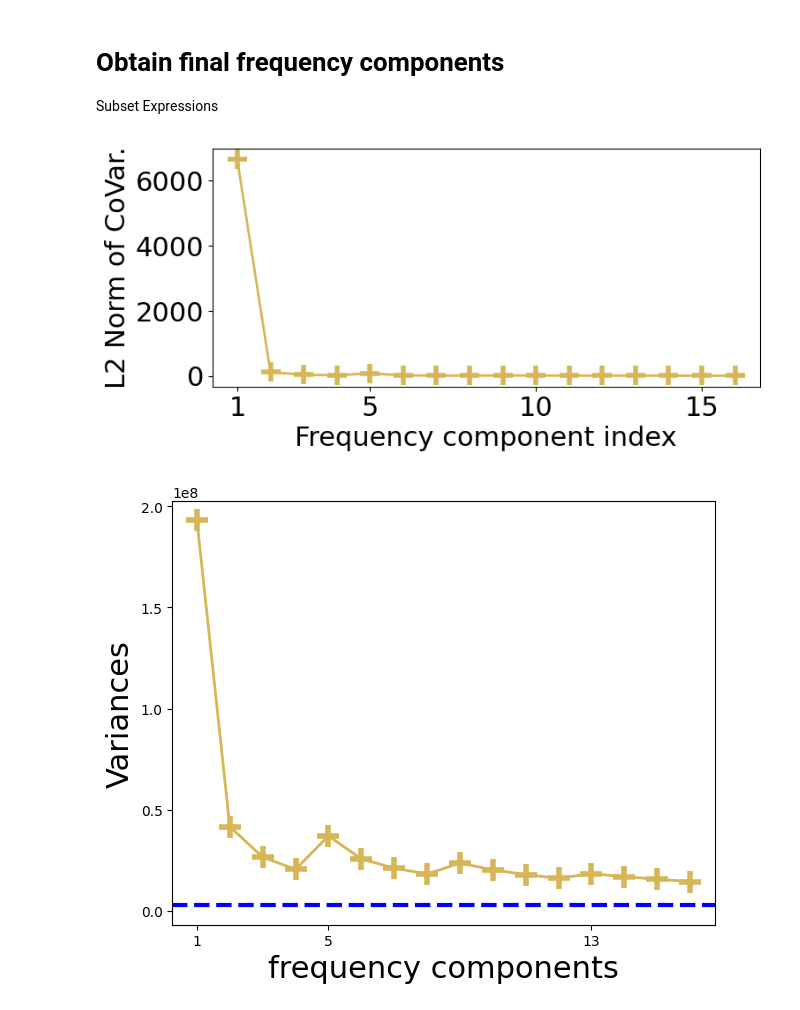
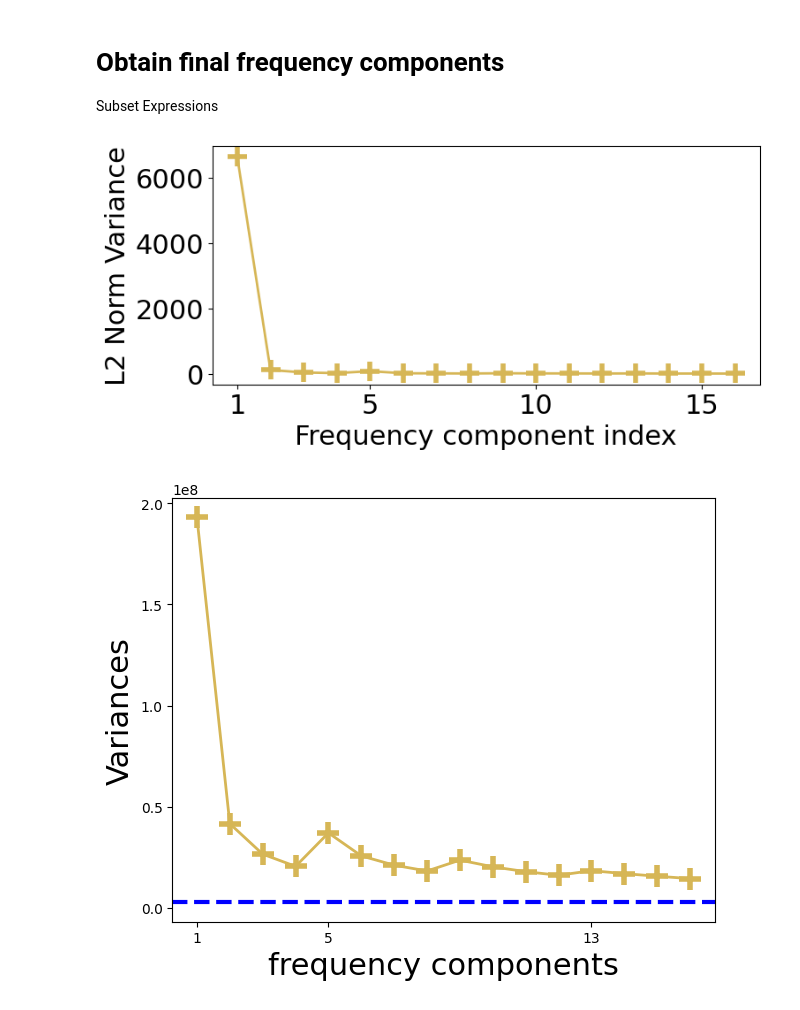
Before and after one commit to georgia-tech-synergy-lab/Privatar, a Jupyter notebook: custom_scripts/figure_drawer/results_fig.ipynb, the cells around one changed output. Cells and saved outputs as stored; diff of their text form; code cells hidden in the pictures.

```diff
--- a/custom_scripts/figure_drawer/results_fig.ipynb
+++ b/custom_scripts/figure_drawer/results_fig.ipynb
@@ -649,40 +649,40 @@ plt.rc('legend', fontsize=BIGGER_SIZE)    # legend fontsize
 plt_handler = []
 plt_handler.append(ax.plot(x, acc_bdct_only_wo_hp, marker="+", markerfacecolor="#ffffff", color=color_list[3], markersize=16, linewidth=2, markeredgewidth=4)[0])
 
-ax.set_ylabel(r"L2 Norm of CoVar.", fontsize=BIGGER_SIZE)
+ax.set_ylabel(r"L2 Norm Variance", fontsize=BIGGER_SIZE)
 ax.set_xlabel(r"Frequency component index", fontsize=BIGGER_SIZE)
 # plt.legend(plt_handler, [r"BDCT w/o HP", r"BDCT-HP", r"BDCT-HP-noise(MI=0.1)", r"original model"], loc='best', ncol=2, fontsize=15, labelspacing=0.4, columnspacing=0.4)
 # plt.legend(plt_handler, [r"BDCT w/o HP", r"BDCT + HP", r"BDCT + HP + noise (MI=0.1)"], bbox_to_anchor = (1.75, 0.5), loc='center right', ncol=1, fontsize=15)
 
 plt.rc('ytick', labelsize=BIGGER_SIZE)    # fontsize of the tick labels
 # plt.xticks(x, [r"1:1", r"1:2", r"1:4", r"1:8", r"1:16"], rotation = 0,  fontsize=MEDIUM_SIZE)
 
 # min_acc_quant = np.min(acc_quant)
 # max_acc_quant = np.max(acc_quant)
 # plt.annotate(text="", xy=(1.5, min_acc_quant), xytext=(1.5, max_acc_quant), color="red", arrowprops=dict(arrowstyle='<->', color=color_list[0]))
 # rect = patches.Rectangle((1, min_acc_quant), len(acc_hp_mi_0_1)-12, max_acc_quant-min_acc_quant, linewidth=3, edgecolor='#FAF1C0', facecolor='#FAF1C0')
 # ax.add_patch(rect)
 
 # min_acc_sparsity = np.min(acc_sparsity)
 # max_acc_sparsity = np.max(acc_sparsity)
 # plt.annotate(text="", xy=(1.5, min_acc_sparsity), xytext=(1.5, max_acc_sparsity), color=color_list[1], arrowprops=dict(arrowstyle='<->', color=color_list[1]))
 # rect = patches.Rectangle((1, min_acc_sparsity), len(acc_hp_mi_0_1)-12, max_acc_sparsity-min_acc_sparsity, linewidth=3, edgecolor='#D5E8D4', facecolor='#D5E8D4')
 # ax.add_patch(rect)
 # plt.ylim(0.058, max(acc_bdct_only_wo_hp)+0.013)
 
 
 # if max_acc_quant > max_acc_sparsity:
 #     ax.text(0.5, max_acc_quant,  f'quantization', fontsize=14, color=color_list[0])
 #     ax.text(0.5, min_acc_sparsity,  f'sparsity', fontsize=14, color=color_list[1])
 # else:
 #     ax.text(0.5, min_acc_quant,  f'quantization', fontsize=14, color=color_list[0])
 #     ax.text(0.5, max_acc_sparsity,  f'sparsity', fontsize=14, color=color_list[1])
 
 ax.set_xticks([1, 5, 10, 15])
 plt.savefig('l2_norm_covar_vs_various_freq_comp.pdf', bbox_inches="tight", transparent=True)
 plt.show()
 # %% [output]
-[figure, old version]
+[figure, new version]
 # %%
 acc_bdct_only_wo_hp=[9538193., 2152726.5000, 1344386.3750, 1019910.9375, 1808491.5000, 1293464.5000, 1079083.6250, 926193.5625, 1157143.7500, 1034297.8125, 914815.7500, 813751.1875, 930733.1250, 869063.4375, 809124.5000]
 print(len(acc_bdct_only_wo_hp))
```
Also changed, not shown: 29 other files.
